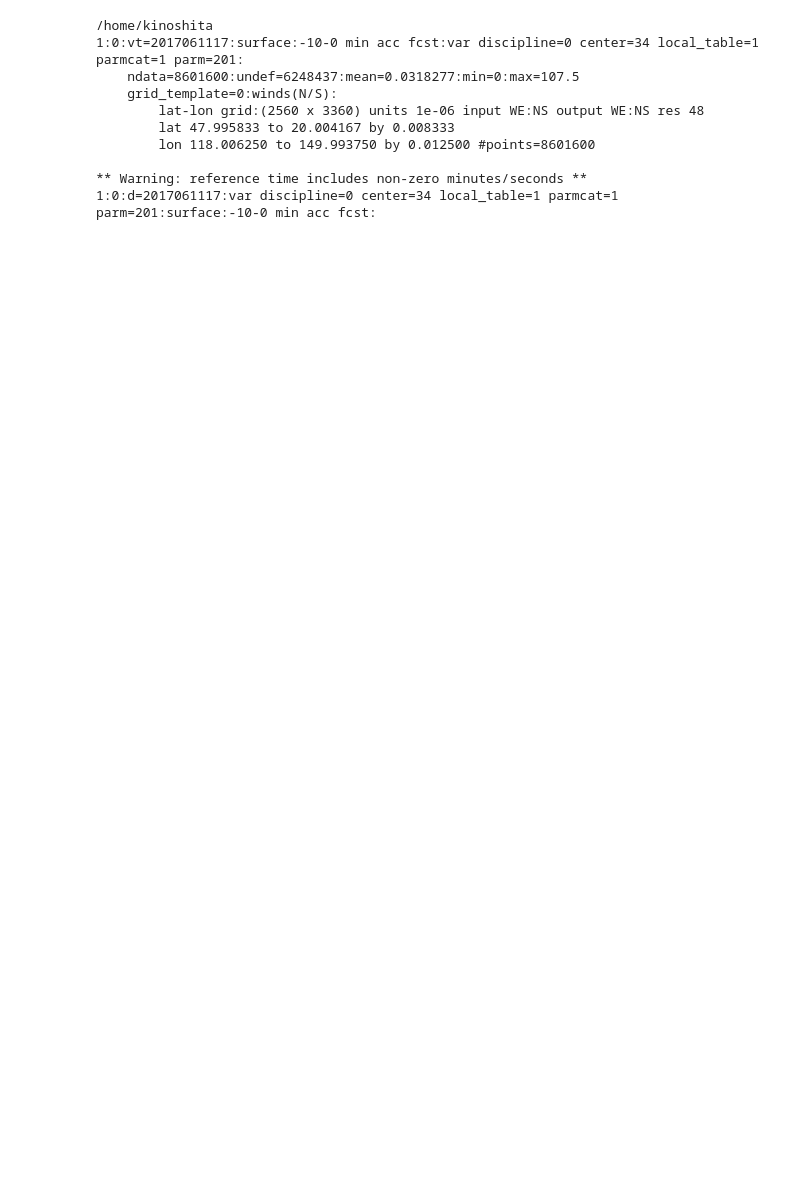
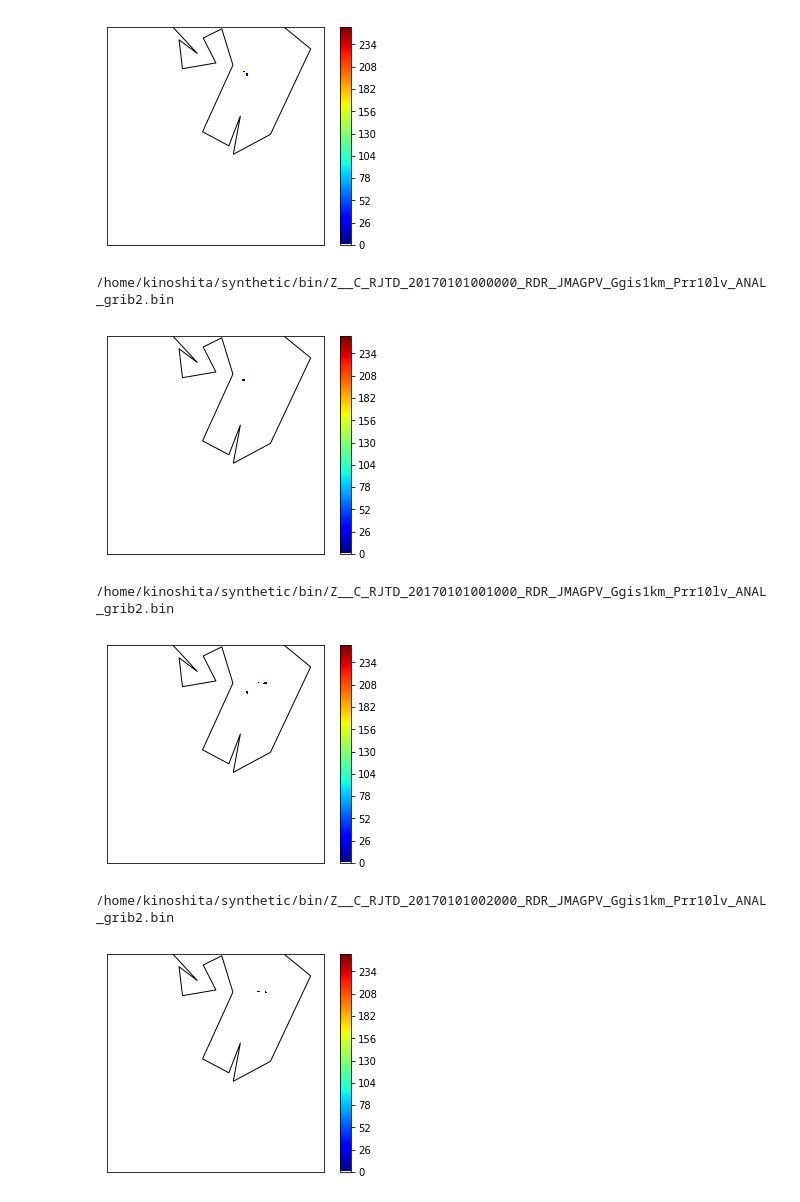
Before and after one commit to catdance124/synthetic_radar_GPV, a Jupyter notebook: Ggis1km_image_generator.ipynb, the cells around one changed output. Cells and saved outputs as stored; diff of their text form; code cells hidden in the pictures; blank space fills up the shorter version.

```diff
--- a/Ggis1km_image_generator.ipynb
+++ b/Ggis1km_image_generator.ipynb
@@ -12,22 +12,6 @@ proj_lib = os.path.join(os.path.join(conda_dir, 'share'), 'proj')
 os.environ["PROJ_LIB"] = proj_lib
 
 from mpl_toolkits.basemap import Basemap, cm
-# %%
-%cd ~
-sample = '/home/kinoshita/synthetic/bin/Z__C_RJTD_20170611173000_RDR_JMAGPV_Ggis1km_Prr10lv_ANAL_grib2.bin'
-!wgrib2 $sample -order we:ns -V
-!wgrib2 $sample -order we:ns -no_header -bin ~/out.bin
-# %% [output]
-/home/kinoshita
-1:0:vt=2017061117:surface:-10-0 min acc fcst:var discipline=0 center=34 local_table=1 parmcat=1 parm=201:
-    ndata=8601600:undef=6248437:mean=0.0318277:min=0:max=107.5
-    grid_template=0:winds(N/S):
-        lat-lon grid:(2560 x 3360) units 1e-06 input WE:NS output WE:NS res 48
-        lat 47.995833 to 20.004167 by 0.008333
-        lon 118.006250 to 149.993750 by 0.012500 #points=8601600
-
-** Warning: reference time includes non-zero minutes/seconds **
-1:0:d=2017061117:var discipline=0 center=34 local_table=1 parmcat=1 parm=201:surface:-10-0 min acc fcst:
 # %%
 def convert_rep_to_level(intensity):
     '''
@@ -55,4 +68,51 @@ def convert_rep_to_level(intensity):
+# %%
+def draw_map(intensity, city, d=2, base_color='black'):
+    # 切り出し
+    intensity_city, lats_city, lons_city = crop_latlon(intensity, city)
+
+    flat_lats_city = np.ravel(lats_city)
+    flat_lons_city = np.ravel(lons_city)
+
+    # 色指定
+    coastline_color = 'white' if base_color == 'black' else 'black'
+    zero_color = 0 if base_color == 'black' else 1
+
+    # 色の変更
+    cm = plt.cm.jet
+    cm_list = cm(np.arange(cm.N))
+    cm_list[0,:3] = zero_color    # 0の値の色を変更
+    mycmap = ListedColormap(cm_list)
+
+    # 描画
+    m = Basemap(llcrnrlat=lats_city.min(),urcrnrlat=lats_city.max(), \
+                        llcrnrlon=lons_city.min(),urcrnrlon=lons_city.max())  # 描画矩形座標を指定
+    m.drawcoastlines(color=coastline_color)  # 海岸線
+    m.contourf(flat_lons_city, flat_lats_city, intensity_city,list(range(0,255)),latlon=True, tri=True, cmap=mycmap)
+
+    plt.colorbar()
+    plt.show()
+# %%
+#from pathlib import Path
+filelist = !ls -d /home/kinoshita/synthetic/bin/*
 # %%
-# 読み込み
-f = open('/home/kinoshita/out.bin', mode='rb')
-intensity = np.fromfile(f, dtype='float32',sep='').reshape(3360,2560)
+for filepath in filelist:
+    sample = filepath
+    #!wgrib2 $sample -order we:ns -V
+    _=!wgrib2 $sample -order we:ns -no_header -bin ~/synthetic/temp.bin
+
+    # 読み込み
+    f = open('/home/kinoshita/synthetic/temp.bin', mode='rb')
+    intensity = np.fromfile(f, dtype='float32',sep='').reshape(3360,2560)
+    intensity_level = convert_rep_to_level(intensity)
+
+    kagoshima = (31.33, 130.34)
+    draw_map(intensity_level, kagoshima, d=1,base_color='white')
+    print(filepath)
+# %% [output]
+[figure, added]
+/home/kinoshita/synthetic/bin/Z__C_RJTD_20170101000000_RDR_JMAGPV_Ggis1km_Prr10lv_ANAL_grib2.bin
+[figure, added]
+/home/kinoshita/synthetic/bin/Z__C_RJTD_20170101001000_RDR_JMAGPV_Ggis1km_Prr10lv_ANAL_grib2.bin
+[figure, added]
+/home/kinoshita/synthetic/bin/Z__C_RJTD_20170101002000_RDR_JMAGPV_Ggis1km_Prr10lv_ANAL_grib2.bin
+[figure, added]
```
Also changed, not shown: parts of 9 cells of this notebook.
